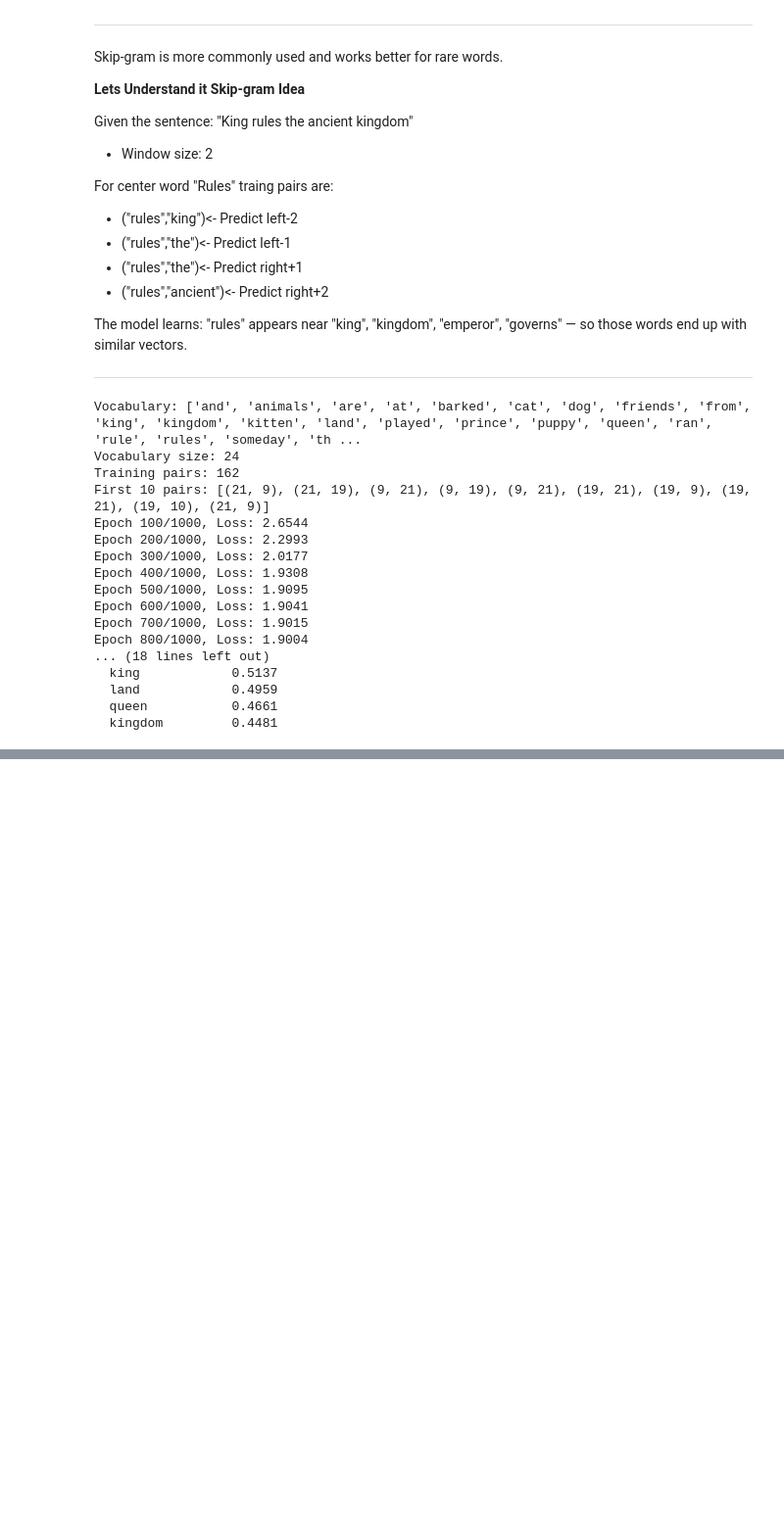
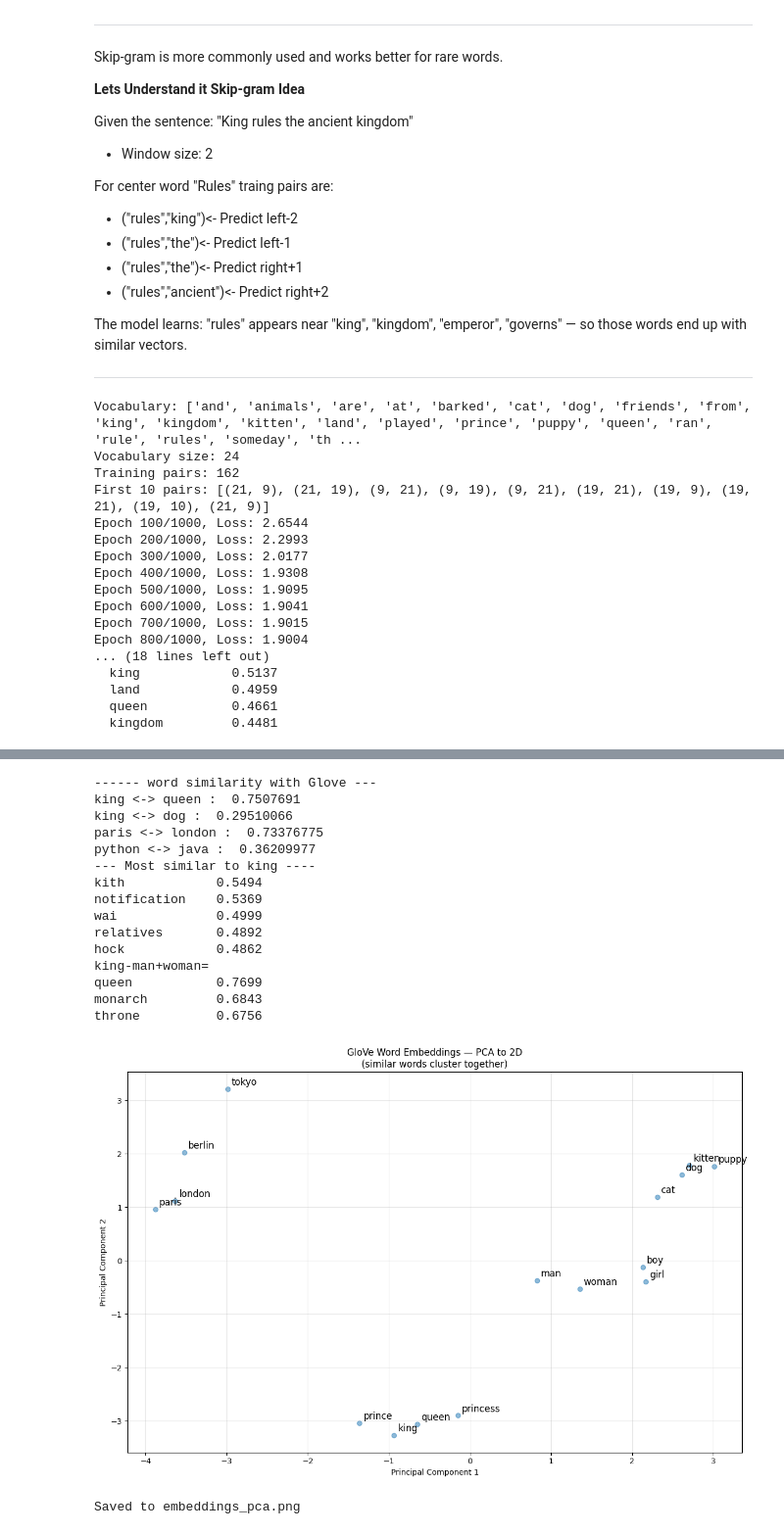
Before and after one commit to chandhu1255/LLM-Learning-Journey, a Jupyter notebook: 02_embeddings.ipynb, the cells around one changed output, grey strips where cells are left out. Shown at 98% size. Cells and saved outputs as stored; diff of their text form; code cells hidden in the pictures; blank space fills up the shorter version.

```diff
--- a/02_embeddings.ipynb
+++ b/02_embeddings.ipynb
@@ -206,0 +210,5 @@ Epoch 800/1000, Loss: 1.9004
+# %%
+import gensim.downloader as api
+
+print("Downloading Glove embeddings...")
+glove=api.load("glove-wiki-gigaword-100")
@@ -206,0 +218,63 @@ Epoch 800/1000, Loss: 1.9004
+# %%
+print("------ word similarity with Glove ---")
+print("king <-> queen : ",glove.similarity("king","queen"))
+print("king <-> dog : ",glove.similarity("king","dog"))
+print("paris <-> london : ",glove.similarity("paris","london"))
+print("python <-> java : ",glove.similarity("python","java"))
+
+print("--- Most similar to king ----")
+for word, score in glove.most_similar("kin",topn=5):
+    print(f"{word:15s} {score:.4f}")
+
+print("king-man+woman= ")
+for word,score in glove.most_similar(positive=["king","woman"],negative=["man"],topn=3):
+    print(f"{word:15s} {score:.4f}")
+
+# Visiualize with PCA
+import matplotlib.pyplot as plt
+from sklearn.decomposition import PCA
+import numpy as np
+
+words_to_plot = [
+    "king", "queen", "prince", "princess",
+    "man",  "woman", "boy",    "girl",
+    "dog",  "cat",   "puppy",  "kitten",
+    "paris","london","berlin", "tokyo"
+]
+
+vectors=np.array([glove[word] for word in words_to_plot])
+pca=PCA(n_components=2)
+vecs_2d=pca.fit_transform(vectors)
+
+plt.figure(figsize=(12, 8))
+plt.scatter(vecs_2d[:, 0], vecs_2d[:, 1], alpha=0.5)
+for i, word in enumerate(words_to_plot):
+    plt.annotate(word, vecs_2d[i], fontsize=12,
+                 xytext=(5, 5), textcoords='offset points')
+plt.title("GloVe Word Embeddings — PCA to 2D\n"
+          "(similar words cluster together)")
+plt.xlabel("Principal Component 1")
+plt.ylabel("Principal Component 2")
+plt.grid(True, alpha=0.3)
+plt.tight_layout()
+plt.savefig("embeddings_pca.png", dpi=150)
+plt.show()
+print("Saved to embeddings_pca.png")
+# %% [output]
+------ word similarity with Glove ---
+king <-> queen :  0.7507691
+king <-> dog :  0.29510066
+paris <-> london :  0.73376775
+python <-> java :  0.36209977
+--- Most similar to king ----
+kith            0.5494
+notification    0.5369
+wai             0.4999
+relatives       0.4892
+hock            0.4862
+king-man+woman=
+queen           0.7699
+monarch         0.6843
+throne          0.6756
+[figure, added]
+Saved to embeddings_pca.png
```
Also changed, not shown: parts of 2 cells of this notebook.
